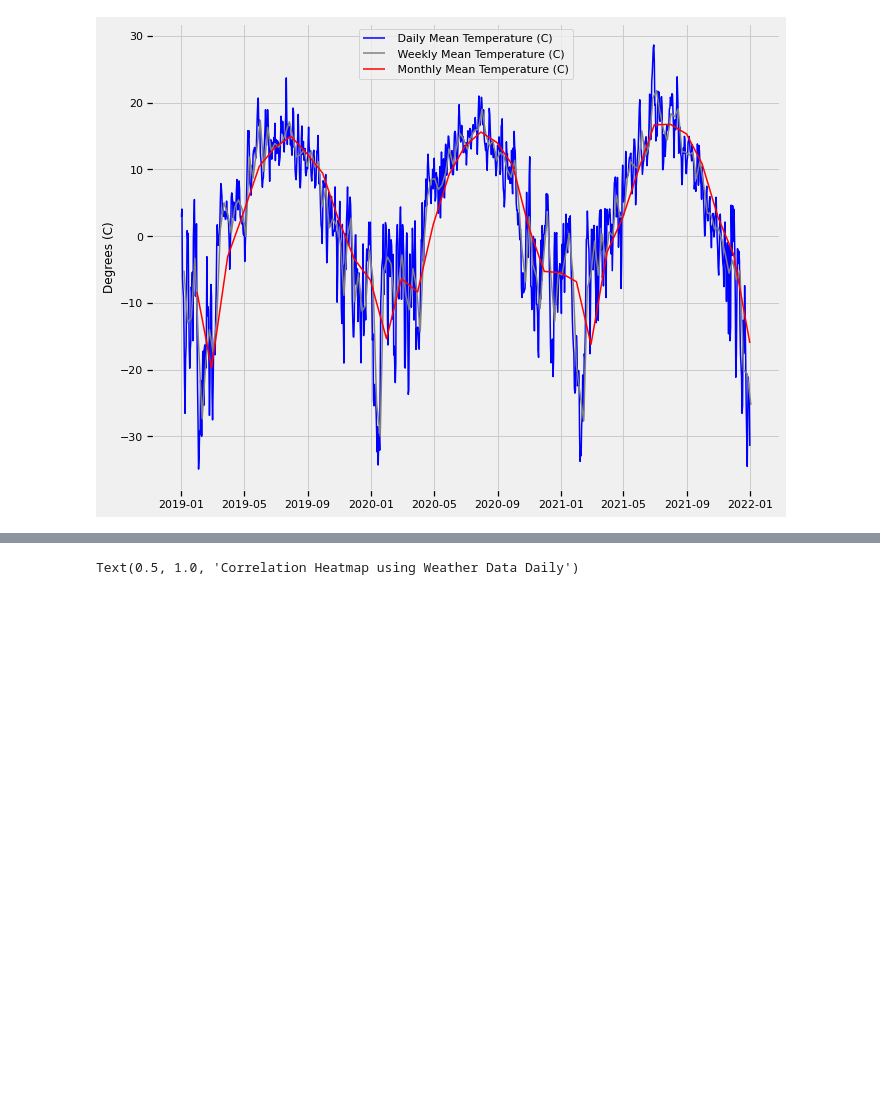
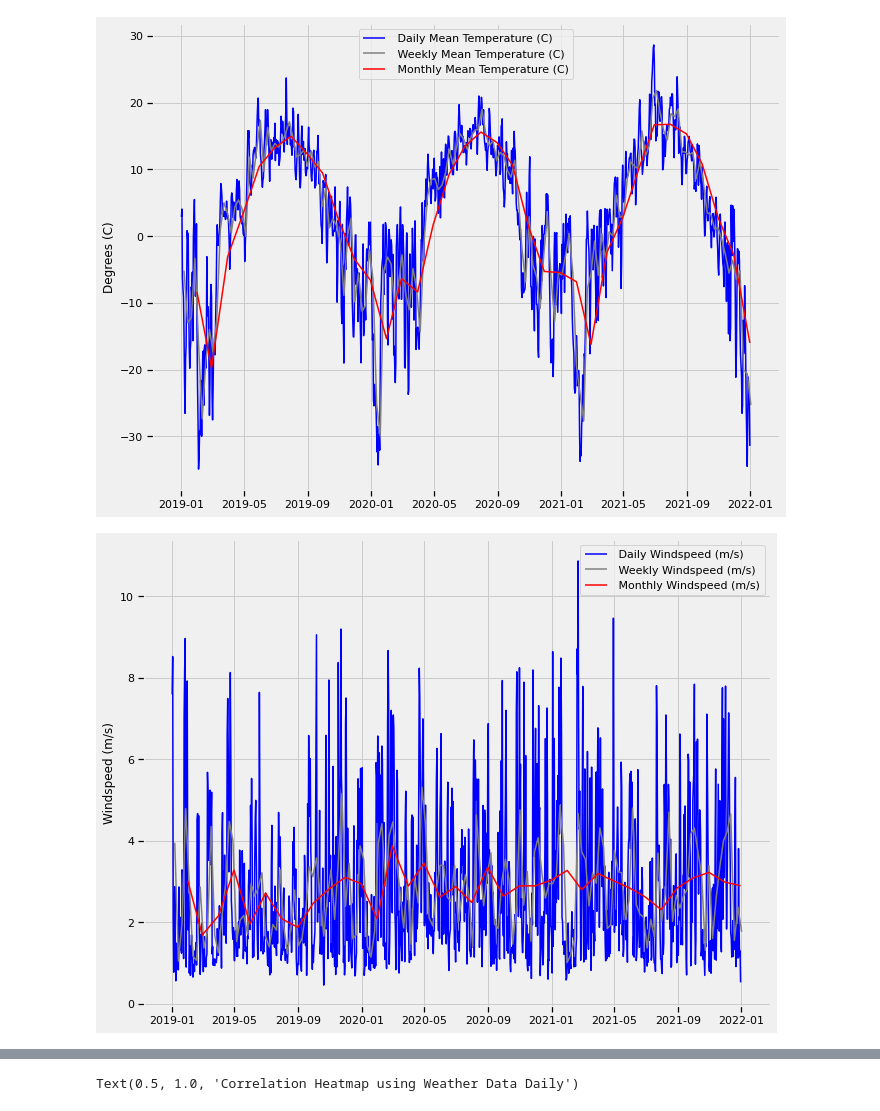
Before and after one commit to mirandadoris/CIV1498_Project2_Pythoneers, a Jupyter notebook: 1-Data_cleaning/Weather_Data_Cleaning.ipynb, the cells around one changed output, grey strips where cells are left out. Drawn from its saved outputs; the diff is of its cells as text; code cells hidden in the pictures; blank space fills up the shorter version.

Commit message:
weather & AQ

```diff
--- a/1-Data_cleaning/Weather_Data_Cleaning.ipynb
+++ b/1-Data_cleaning/Weather_Data_Cleaning.ipynb
@@ -252,0 +247,12 @@ plt.ylabel('Humidity (%)')
+# %%
+plt.figure(figsize=(10,8))
+
+plt.plot(weather_daily.index, weather_daily['WSPD_SCLR_(M/S)'], 'blue', label = ' Daily Windspeed (m/s)')
+plt.plot(weather_weekly.index, weather_weekly['WSPD_SCLR_(M/S)'], 'gray', label = ' Weekly Windspeed (m/s)')
+plt.plot(weather_monthly.index, weather_monthly['WSPD_SCLR_(M/S)'], 'red', label = ' Monthly Windspeed (m/s)')
+
+plt.ylabel('Windspeed (m/s)')
+plt.legend()
+plt.show()
+# %% [output]
+[figure, added]
```
Also changed, not shown: parts of 7 cells of this notebook.
